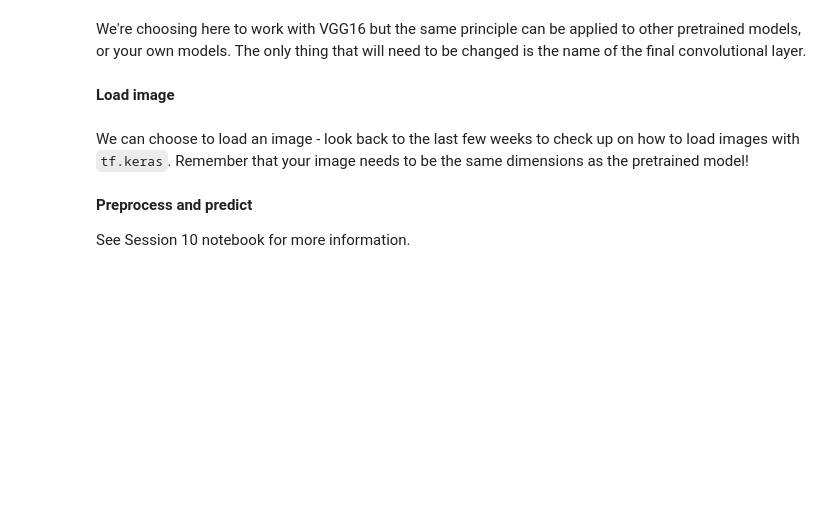
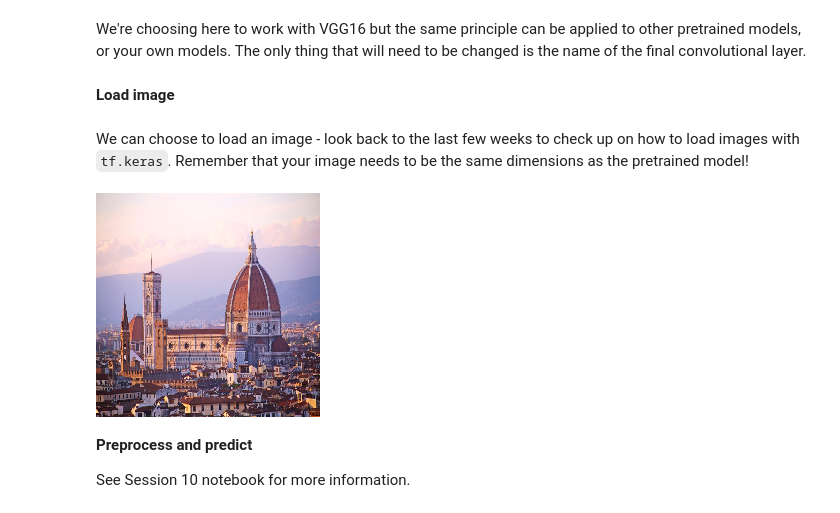
Before and after one commit to SMosegaard/cds-vis, a Jupyter notebook: nbs/session12.ipynb, the cells around one changed output. Cells and saved outputs as stored; diff of their text form; code cells hidden in the pictures; blank space fills up the shorter version.

````diff
--- a/nbs/session12.ipynb
+++ b/nbs/session12.ipynb
@@ -254,14 +289,16 @@ __Load image__
 # %% [markdown]
 We can choose to load an image - look back to the last few weeks to check up on how to load images with ```tf.keras```. Remember that your image needs to be the same dimensions as the pretrained model!
 # %%
-# file path - hard coded paths are bad practice!
-filepath = os.path.join("..", "..", "CDS-VIS", "img", "florence.jpg")
+# file path
+filepath = os.path.join("..", "..", "..", "cds-vis-data", "data", "img", "florence.jpg")
 
 # load image using tf.keras
-img = image.load_img(filepath, target_size=(224, 224))
+img = image.load_img(filepath, target_size = (224, 224))
 
 # display image
 img
+# %% [output]
+[figure, added]
 # %% [markdown]
 __Preprocess and predict__
 
````
Also changed, not shown: parts of 10 cells of this notebook, 1 other file.
